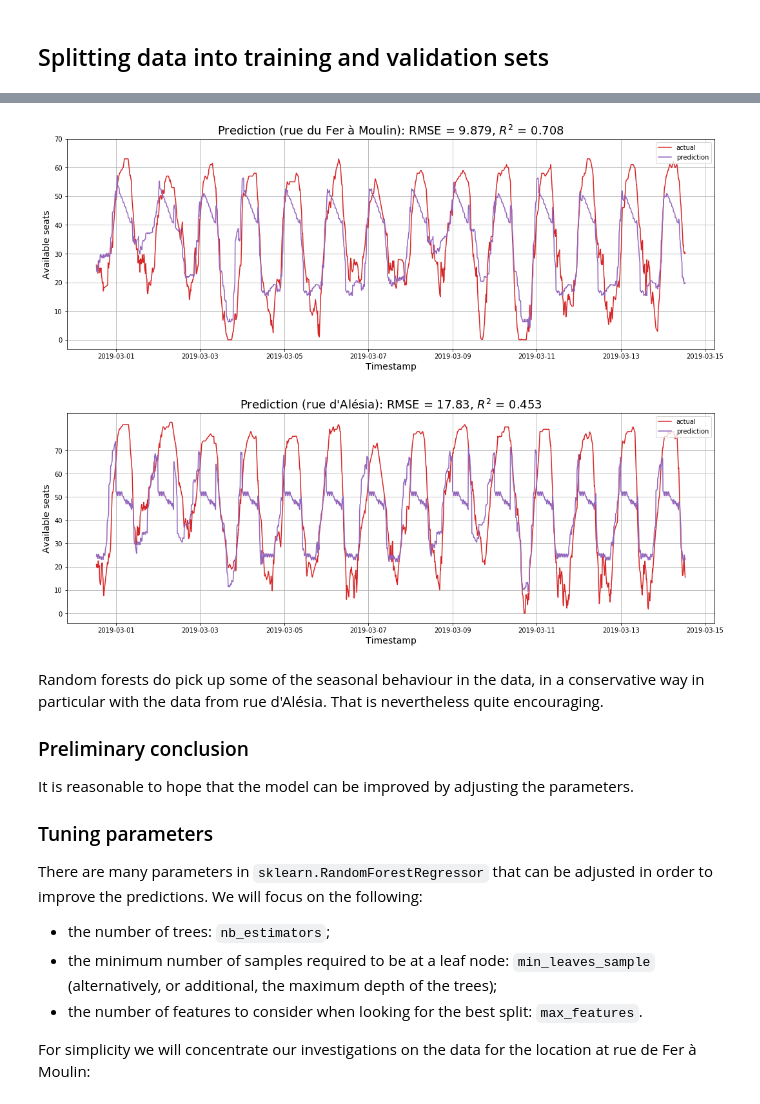
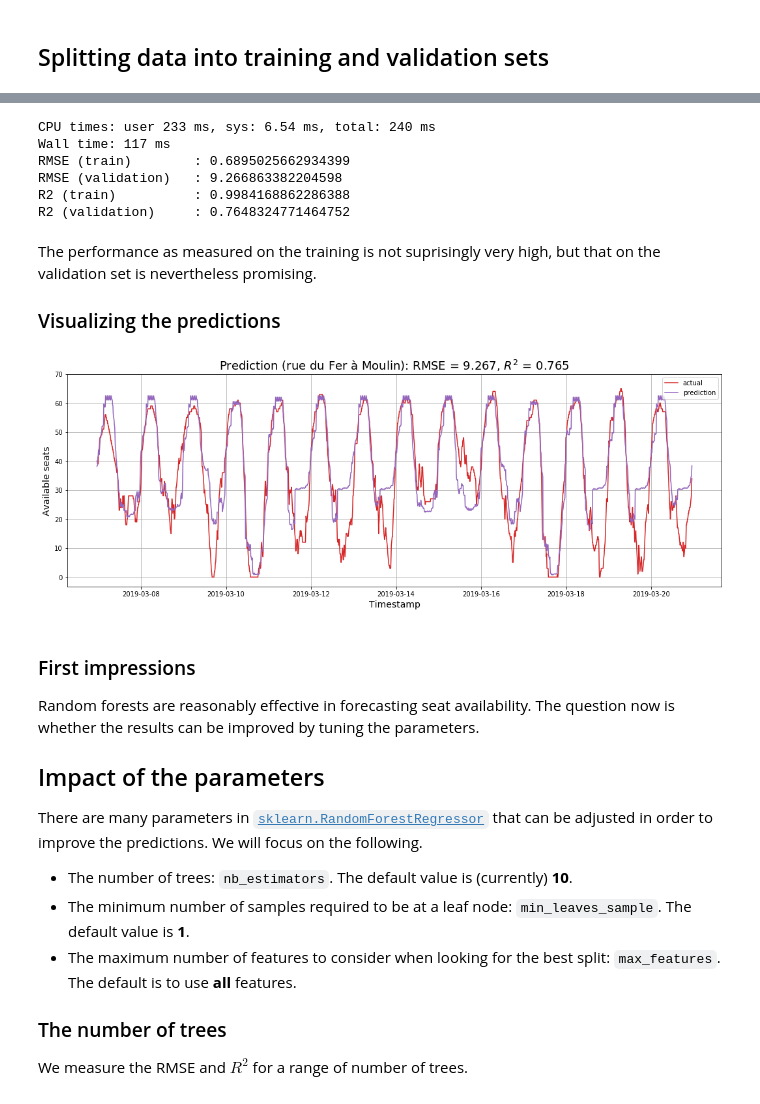
Before and after one commit to antoinechoffrut/la_permanence, a Jupyter notebook: la-permanence-random-forests.ipynb, the cells around one changed output, grey strips where cells are left out. Cells and saved outputs as stored; diff of their text form; code cells hidden in the pictures.

```diff
--- a/la-permanence-random-forests.ipynb
+++ b/la-permanence-random-forests.ipynb
@@ -233,14 +180,13 @@ y_alesia = availability['Alésia'].copy()
+# %%
+df, y, nas = proc_df(availability, 'Moulin')
 # %% [markdown]
 ## Splitting data into training and validation sets
 # %%
-n_valid = 2*7*24*(60 // RESOL)  # validation period is two weeks
+n_valid = TWO_WEEKS
 n_trn = availability.shape[0] - n_valid
 
 X_train, X_valid = split_vals(df, n_trn)
-
-y_train_moulin, y_valid_moulin = split_vals(y_moulin, n_trn)
-y_train_alesia, y_valid_alesia = split_vals(y_alesia, n_trn)
-
+y_train, y_valid = split_vals(y, n_trn)
 
 # For plotting purposes:
 timestamps_train = timestamps.iloc[0:n_trn].copy()
@@ -309,52 +224,53 @@ The results are not amazing, but random forests with default values are still be
+# %%
+m = RandomForestRegressor(n_jobs=-1, n_estimators=10)
+%time m.fit(X_train, y_train)
+COL_WIDTH = 20
+print("{0}: {1}".format("RMSE (train)".ljust(COL_WIDTH), rmse(m.predict(X_train), y_train)))
+print("{0}: {1}".format("RMSE (validation)".ljust(COL_WIDTH), rmse(m.predict(X_valid), y_valid)))
+print("{0}: {1}".format("R2 (train)".ljust(COL_WIDTH), m.score(X_train, y_train)))
+print("{0}: {1}".format("R2 (validation)".ljust(COL_WIDTH), m.score(X_valid, y_valid)))
+
+y_predict = m.predict(X_valid)
+# %% [output]
+CPU times: user 233 ms, sys: 6.54 ms, total: 240 ms
+Wall time: 117 ms
+RMSE (train)        : 0.6895025662934399
+RMSE (validation)   : 9.266863382204598
+R2 (train)          : 0.9984168862286388
+R2 (validation)     : 0.7648324771464752
+# %% [markdown]
+The performance as measured on the training is not suprisingly very high, but that on the validation set is nevertheless promising.
+
+### Visualizing the predictions
 # %%
 fig, ax = plt.subplots(figsize=(18, 6));
-ax.plot(timestamps_valid['timestamp'], y_valid_moulin, COL_VALID);
-ax.plot(timestamps_valid['timestamp'], y_predict_moulin, COL_PREDICT);
+ax.plot(timestamps_valid['timestamp'], y_valid, COL_VALID);
+ax.plot(timestamps_valid['timestamp'], y_predict, COL_PREDICT);
 ax.set_title(
     "Prediction (rue du Fer à Moulin): RMSE = {0:.4g}, $R^2$ = {1:.3g}".format(
-        rmse(m_moulin.predict(X_valid), y_valid_moulin),
-        m_moulin.score(X_valid, y_valid_moulin)
+        rmse(m.predict(X_valid), y_valid),
+        m.score(X_valid, y_valid)
     ),
     fontsize=18
 )
 
 ax.set_ylabel("Available seats", fontsize=14);
 ax.set_yticks(range(0, 80, 10));
 ax.set_xlabel("Timestamp", fontsize=14);
 ax.legend(['actual', 'prediction'], loc='upper right')
 ax.grid();
-
-fig, ax = plt.subplots(figsize=(18, 6));
-ax.plot(timestamps_valid['timestamp'], y_valid_alesia, COL_VALID);
-ax.plot(timestamps_valid['timestamp'], y_predict_alesia, COL_PREDICT);
-ax.set_title(
-    "Prediction (rue d'Alésia): RMSE = {0:.4g}, $R^2$ = {1:.3g}".format(
-        rmse(m_alesia.predict(X_valid), y_valid_alesia),
-        m_alesia.score(X_valid, y_valid_alesia)
-    ),
-    fontsize=18
-)
-ax.set_ylabel("Available seats", fontsize=14);
-ax.set_yticks(range(0, 80, 10));
-ax.set_xlabel("Timestamp", fontsize=14);
-ax.legend(['actual', 'prediction'], loc='upper right')
-ax.grid();
 # %% [output]
-[figure, old version]
+[figure, new version]
-[figure, removed]
 # %% [markdown]
-Random forests do pick up some of the seasonal behaviour in the data, in a conservative way in particular with the data from rue d'Alésia.  That is nevertheless quite encouraging.
+### First impressions
+Random forests are reasonably effective in forecasting seat availability.  The question now is whether the results can be improved by tuning the parameters.
 
-### Preliminary conclusion
+## Impact of the parameters
 
-It is reasonable to hope that the model can be improved by adjusting the parameters.
+There are many parameters in [`sklearn.RandomForestRegressor`](https://scikit-learn.org/stable/modules/generated/sklearn.ensemble.RandomForestRegressor.html) that can be adjusted in order to improve the predictions.  We will focus on the following.
+-  The number of trees: `nb_estimators`.  The default value is (currently) **10**.
+-  The minimum number of samples required to be at a leaf node: `min_leaves_sample`.  The default value is **1**.
+-  The maximum number of features to consider when looking for the best split: `max_features`.  The default is to use **all** features.
 
-
-### Tuning parameters
-
-There are many parameters in `sklearn.RandomForestRegressor` that can be adjusted in order to improve the predictions.  We will focus on the following:
--  the number of trees: `nb_estimators`;
--  the minimum number of samples required to be at a leaf node: `min_leaves_sample` (alternatively, or additional, the maximum depth of the trees);
--  the number of features to consider when looking for the best split: `max_features`.
-
-For simplicity we will concentrate our investigations on the data for the location at rue de Fer à Moulin:
+### The number of trees
+We measure the RMSE and $R^2$ for a range of number of trees.
```
Also changed, not shown: parts of 104 cells of this notebook.
